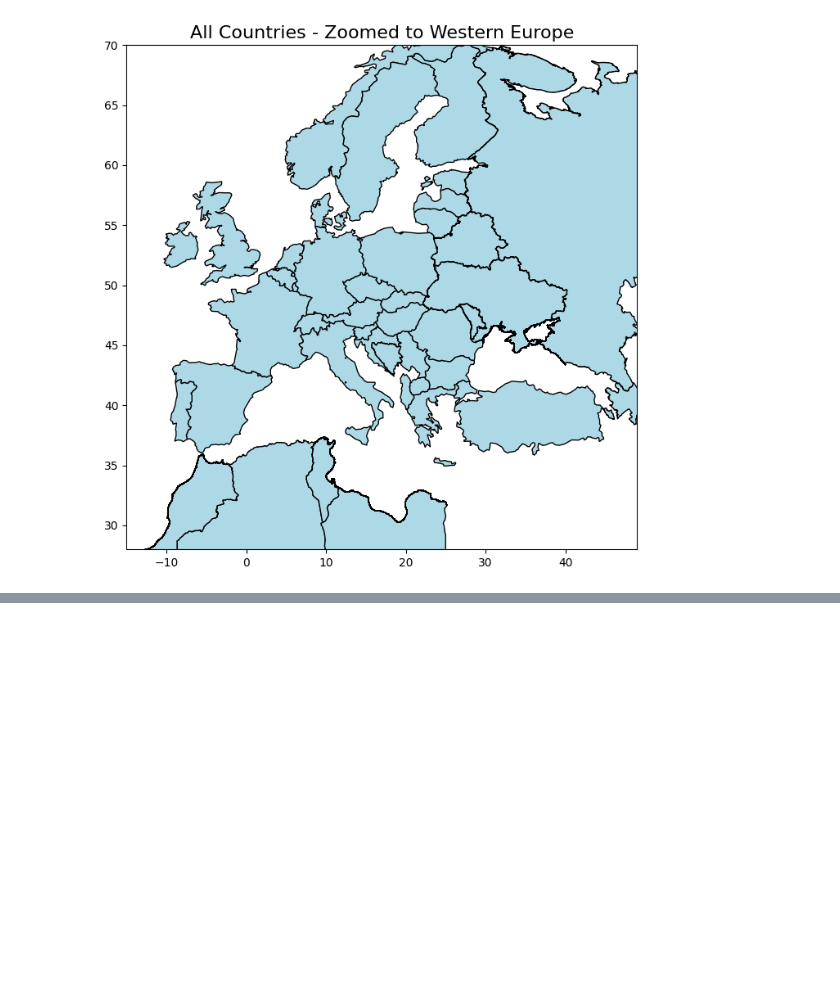
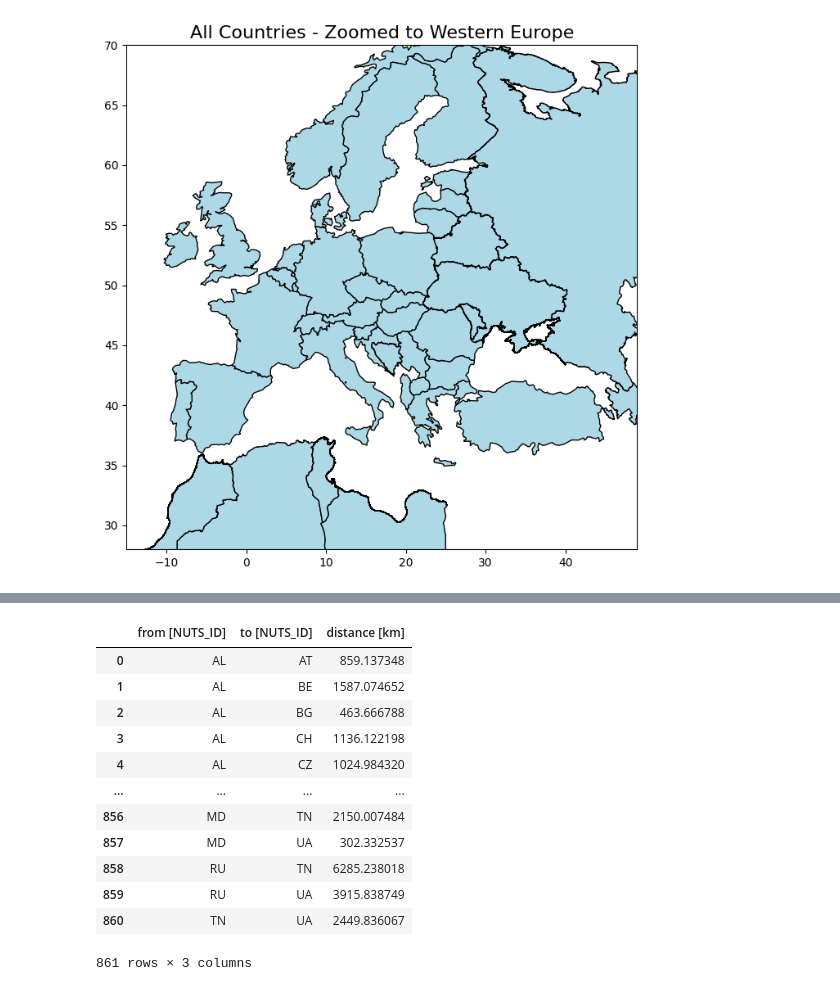
Before and after one commit to CSEI-EU/gas_infrastructure_model, a Jupyter notebook: 00_code_base/05_test_files/Get_Centroids_and_Distances.ipynb, the cells around one changed output, grey strips where cells are left out. Drawn from its saved outputs; the diff is of its cells as text; code cells hidden in the pictures; blank space fills up the shorter version.

```diff
--- a/00_code_base/05_test_files/Get_Centroids_and_Distances.ipynb
+++ b/00_code_base/05_test_files/Get_Centroids_and_Distances.ipynb
@@ -593,0 +574,24 @@ plt.show()
+# %%
+# create list of connections
+connections_all_list = generate_country_connections(all_countries_gdf)
+
+# calculate distances
+distances_all = generate_all_country_distances(all_countries_gdf)
+
+# Convert the list into a DataFrame
+distances_all_df = pd.DataFrame(distances_all, columns=['from [NUTS_ID]', 'to [NUTS_ID]', 'distance [km]'])
+distances_all_df
+# %% [output]
+|  | from [NUTS_ID] | to [NUTS_ID] | distance [km] |
+| 0 | AL | AT | 859.137348 |
+| 1 | AL | BE | 1587.074652 |
+| 2 | AL | BG | 463.666788 |
+| 3 | AL | CH | 1136.122198 |
+| 4 | AL | CZ | 1024.984320 |
+| ... | ... | ... | ... |
+| 856 | MD | TN | 2150.007484 |
+| 857 | MD | UA | 302.332537 |
+| 858 | RU | TN | 6285.238018 |
+| 859 | RU | UA | 3915.838749 |
+| 860 | TN | UA | 2449.836067 |
+861 rows × 3 columns
```
Also changed, not shown: parts of 16 cells of this notebook.
